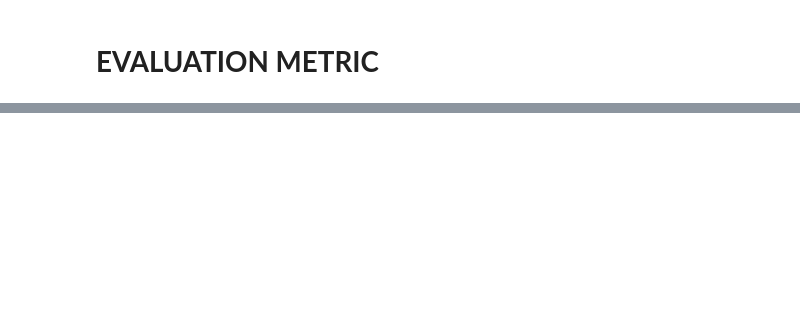
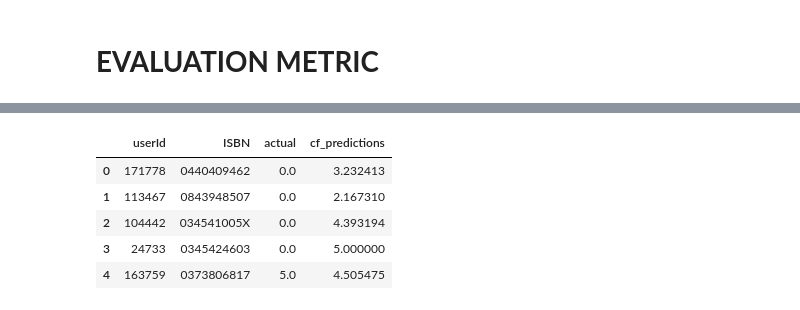
Before and after one commit to Pooshpal/Book-Recommender-System, a Jupyter notebook: engine.ipynb, the cells around one changed output, grey strips where cells are left out. Saved outputs shown, nothing was run; the diff lists cells and outputs as text; code cells hidden in the pictures; blank space fills up the shorter version.

```diff
--- a/engine.ipynb
+++ b/engine.ipynb
@@ -194,16 +292,23 @@ recmetrics.long_tail_plot(df=ratings,
 # %%
 from surprise import SVD, Dataset, Reader
 from surprise.model_selection import train_test_split
 #Format data for Surprise
 reader = Reader(rating_scale=(0, 5))
 data = Dataset.load_from_df(ratings[['User-ID', 'ISBN', 'Book-Rating']], reader)
 trainset, testset = train_test_split(data, test_size=0.25)
 #Train SVD Recommender
 algo = SVD()
 algo.fit(trainset)
 #Make predictions on SVD test set
 test = algo.test(testset)
 test = pd.DataFrame(test)
 test.drop("details", inplace=True, axis=1)
-test.columns = ['userId', 'movieId', 'actual', 'cf_predictions']
+test.columns = ['userId', 'ISBN', 'actual', 'cf_predictions']
 test.head()
+# %% [output]
+|  | userId | ISBN | actual | cf_predictions |
+| 0 | 171778 | 0440409462 | 0.0 | 3.232413 |
+| 1 | 113467 | 0843948507 | 0.0 | 2.167310 |
+| 2 | 104442 | 034541005X | 0.0 | 4.393194 |
+| 3 | 24733 | 0345424603 | 0.0 | 5.000000 |
+| 4 | 163759 | 0373806817 | 5.0 | 4.505475 |
```
Also changed, not shown: parts of 19 cells of this notebook, 1 other file.
